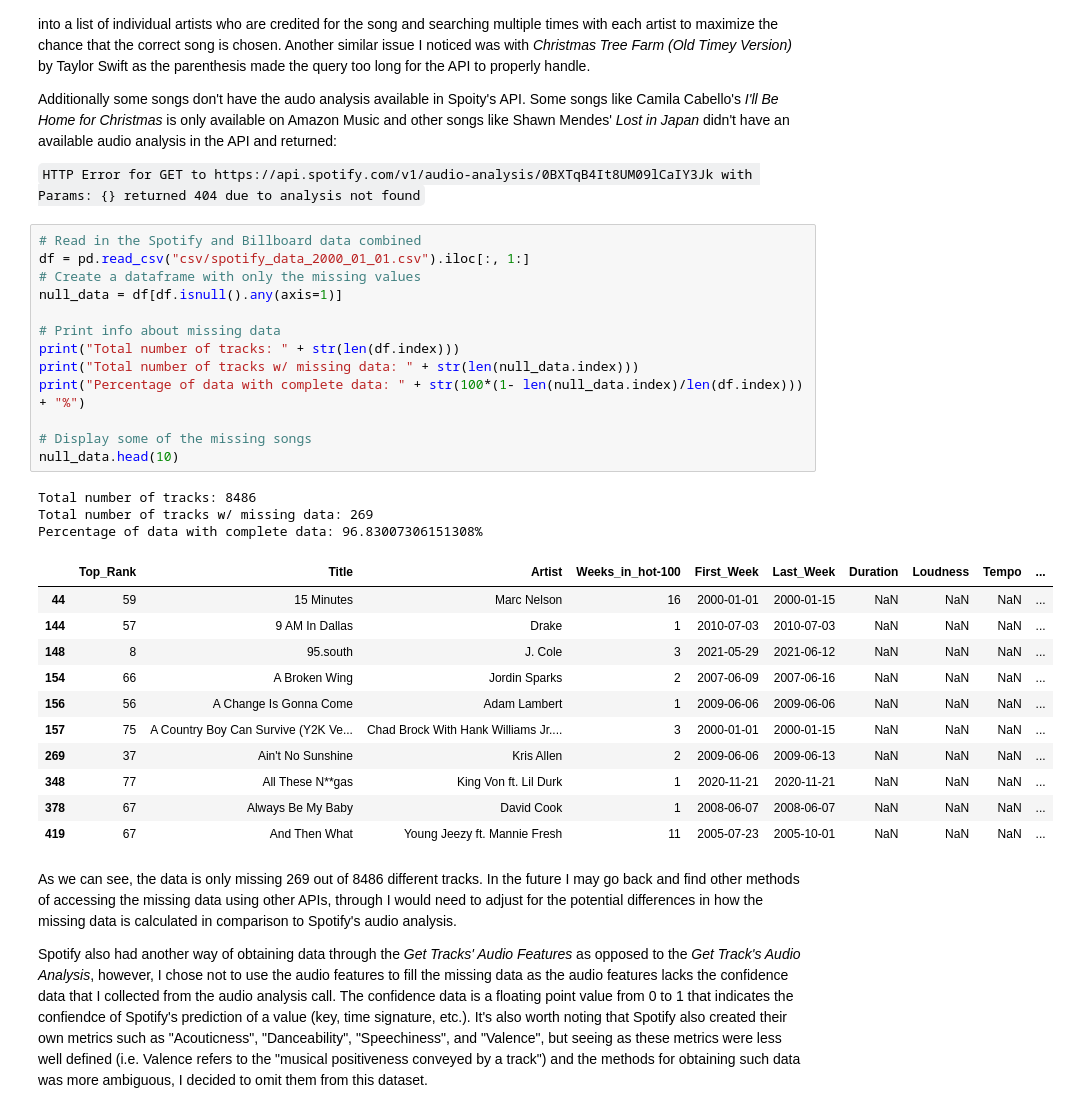
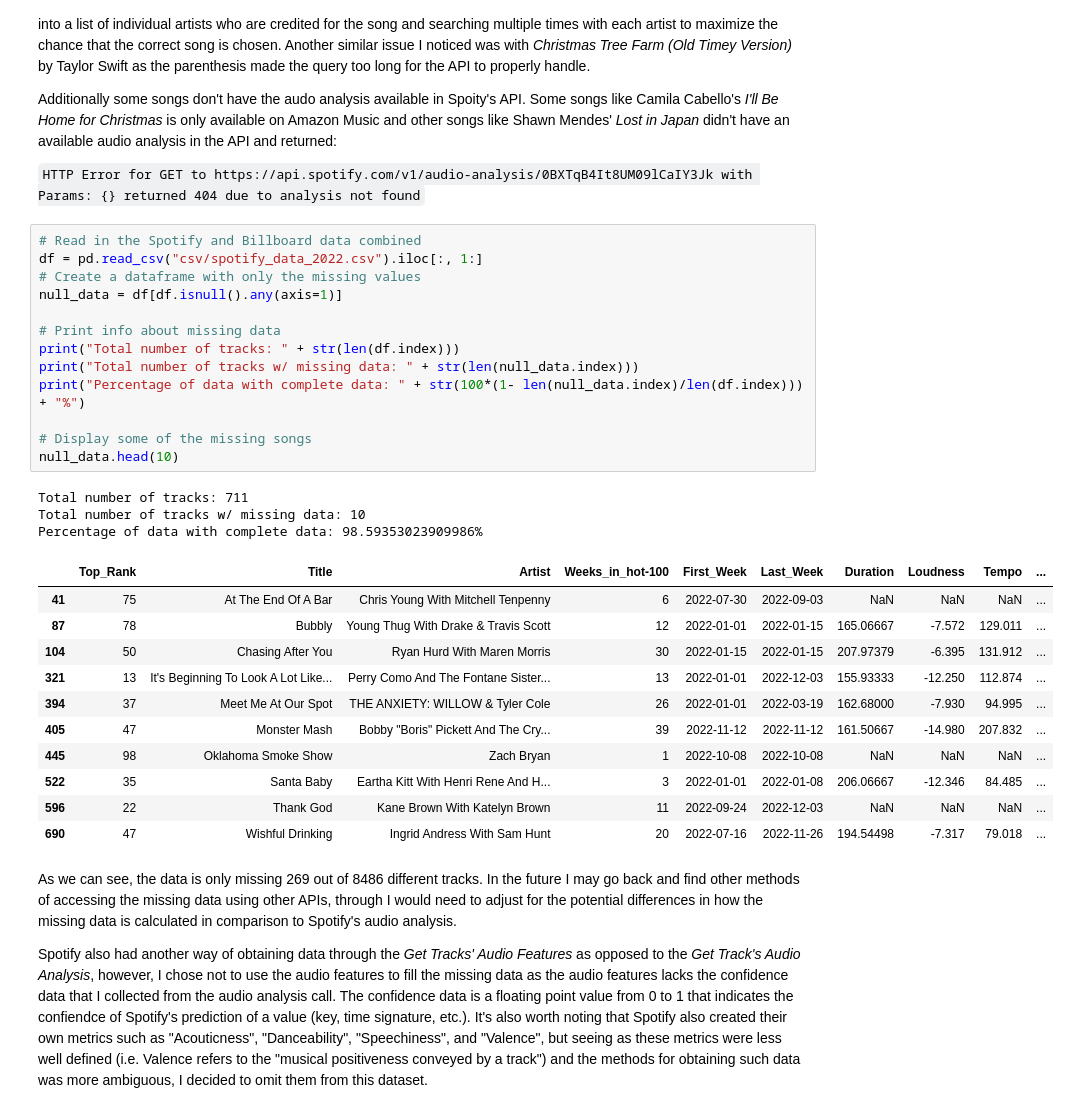
Before and after one commit to Mabanta/CMSC422_Final, a Jupyter notebook: 422final.ipynb, the cells around one changed output. Cells and saved outputs as stored; diff of their text form.

```diff
--- a/422final.ipynb
+++ b/422final.ipynb
@@ -240,32 +315,32 @@ Additionally some songs don't have the audo analysis available in Spoity's API.
 `HTTP Error for GET to https://api.spotify.com/v1/audio-analysis/0BXTqB4It8UM09lCaIY3Jk with Params: {} returned 404 due to analysis not found`
 # %%
 # Read in the Spotify and Billboard data combined
-df = pd.read_csv("csv/spotify_data_2000_01_01.csv").iloc[:, 1:]
+df = pd.read_csv("csv/spotify_data_2022.csv").iloc[:, 1:]
 # Create a dataframe with only the missing values
 null_data = df[df.isnull().any(axis=1)]
 
 # Print info about missing data
 print("Total number of tracks: " + str(len(df.index)))
 print("Total number of tracks w/ missing data: " + str(len(null_data.index)))
 print("Percentage of data with complete data: " + str(100*(1- len(null_data.index)/len(df.index))) + "%")
 
 # Display some of the missing songs
 null_data.head(10)
 # %% [output]
-Total number of tracks: 8486
-Total number of tracks w/ missing data: 269
-Percentage of data with complete data: 96.83007306151308%
+Total number of tracks: 711
+Total number of tracks w/ missing data: 10
+Percentage of data with complete data: 98.59353023909986%
 |  | Top_Rank | Title | Artist | Weeks_in_hot-100 | First_Week | Last_Week | Duration | Loudness | Tempo | ... |
-| 44 | 59 | 15 Minutes | Marc Nelson | 16 | 2000-01-01 | 2000-01-15 | NaN | NaN | NaN | ... |
-| 144 | 57 | 9 AM In Dallas | Drake | 1 | 2010-07-03 | 2010-07-03 | NaN | NaN | NaN | ... |
-| 148 | 8 | 95.south | J. Cole | 3 | 2021-05-29 | 2021-06-12 | NaN | NaN | NaN | ... |
-| 154 | 66 | A Broken Wing | Jordin Sparks | 2 | 2007-06-09 | 2007-06-16 | NaN | NaN | NaN | ... |
-| 156 | 56 | A Change Is Gonna Come | Adam Lambert | 1 | 2009-06-06 | 2009-06-06 | NaN | NaN | NaN | ... |
-| 157 | 75 | A Country Boy Can Survive (Y2K Ve... | Chad Brock With Hank Williams Jr.... | 3 | 2000-01-01 | 2000-01-15 | NaN | NaN | NaN | ... |
-| 269 | 37 | Ain't No Sunshine | Kris Allen | 2 | 2009-06-06 | 2009-06-13 | NaN | NaN | NaN | ... |
-| 348 | 77 | All These N**gas | King Von ft. Lil Durk | 1 | 2020-11-21 | 2020-11-21 | NaN | NaN | NaN | ... |
-| 378 | 67 | Always Be My Baby | David Cook | 1 | 2008-06-07 | 2008-06-07 | NaN | NaN | NaN | ... |
-| 419 | 67 | And Then What | Young Jeezy ft. Mannie Fresh | 11 | 2005-07-23 | 2005-10-01 | NaN | NaN | NaN | ... |
+| 41 | 75 | At The End Of A Bar | Chris Young With Mitchell Tenpenny | 6 | 2022-07-30 | 2022-09-03 | NaN | NaN | NaN | ... |
+| 87 | 78 | Bubbly | Young Thug With Drake & Travis Scott | 12 | 2022-01-01 | 2022-01-15 | 165.06667 | -7.572 | 129.011 | ... |
+| 104 | 50 | Chasing After You | Ryan Hurd With Maren Morris | 30 | 2022-01-15 | 2022-01-15 | 207.97379 | -6.395 | 131.912 | ... |
+| 321 | 13 | It's Beginning To Look A Lot Like... | Perry Como And The Fontane Sister... | 13 | 2022-01-01 | 2022-12-03 | 155.93333 | -12.250 | 112.874 | ... |
+| 394 | 37 | Meet Me At Our Spot | THE ANXIETY: WILLOW & Tyler Cole | 26 | 2022-01-01 | 2022-03-19 | 162.68000 | -7.930 | 94.995 | ... |
+| 405 | 47 | Monster Mash | Bobby "Boris" Pickett And The Cry... | 39 | 2022-11-12 | 2022-11-12 | 161.50667 | -14.980 | 207.832 | ... |
+| 445 | 98 | Oklahoma Smoke Show | Zach Bryan | 1 | 2022-10-08 | 2022-10-08 | NaN | NaN | NaN | ... |
+| 522 | 35 | Santa Baby | Eartha Kitt With Henri Rene And H... | 3 | 2022-01-01 | 2022-01-08 | 206.06667 | -12.346 | 84.485 | ... |
+| 596 | 22 | Thank God | Kane Brown With Katelyn Brown | 11 | 2022-09-24 | 2022-12-03 | NaN | NaN | NaN | ... |
+| 690 | 47 | Wishful Drinking | Ingrid Andress With Sam Hunt | 20 | 2022-07-16 | 2022-11-26 | 194.54498 | -7.317 | 79.018 | ... |
 # %% [markdown]
 As we can see, the data is only missing 269 out of 8486 different tracks. In the future I may go back and find other methods of accessing the missing data using other APIs, through I would need to adjust for the potential differences in how the missing data is calculated in comparison to Spotify's audio analysis.
 
```
Also changed, not shown: parts of 3 cells of this notebook.
